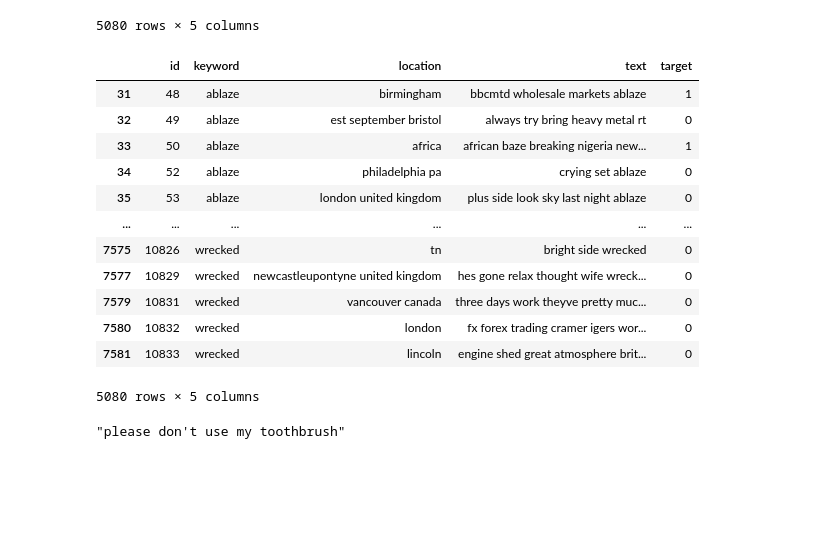
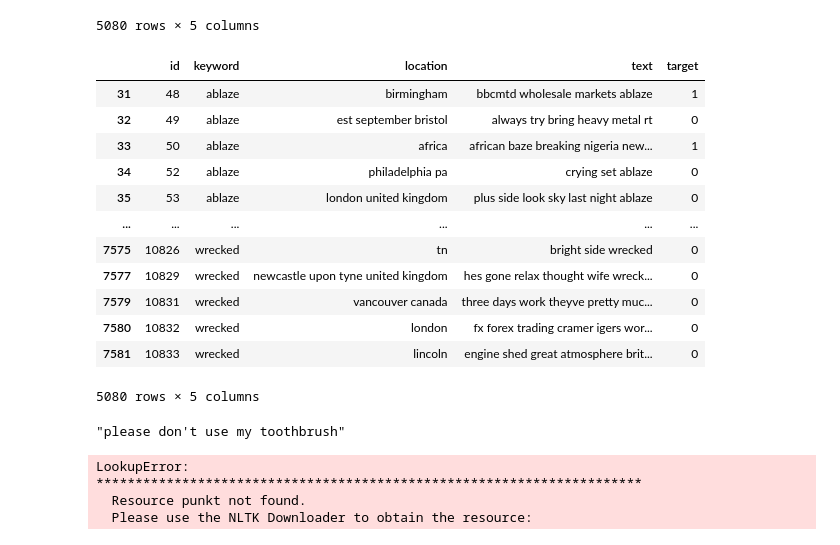
Before and after one commit to TebogoNkomondo/realOrFake, a Jupyter notebook: namesCorrection.ipynb, the cells around one changed output. Saved outputs shown, nothing was run; the diff lists cells and outputs as text; code cells hidden in the pictures; blank space fills up the shorter version.

```diff
--- a/namesCorrection.ipynb
+++ b/namesCorrection.ipynb
@@ -210,6 +208,7 @@ def clean(tweet):
     tweet = re.sub(r"uk", "united kingdom", tweet)
     tweet = re.sub(r"usa", "united states of america", tweet)
     tweet = re.sub(r"ny", "new york", tweet)
+    tweet = re.sub(r"newcastleupontyne", "newcastle upon tyne", tweet)
     tweet = re.sub(r"jimmyfallon", "jimmy fallon", tweet)
     tweet = re.sub(r"justinbieber", "justin bieber", tweet)
     tweet = re.sub(r"time2015", "time 2015", tweet)
@@ -304,34 +303,34 @@ def clean(tweet):
     tweet = re.sub(r"til_now", "until now", tweet)
     tweet = re.sub(r"volcanoinrussia", "volcano in russia", tweet)
     tweet = re.sub(r"zippednews", "Zipped news", tweet)
     tweet = re.sub(r"michelebachman", "michele bachman", tweet)
     tweet = re.sub(r"53inch", "53 inch", tweet)
     tweet = re.sub(r"kerricktrial", "kerrick trial", tweet)
     tweet = re.sub(r"abstorm", "alberta storm", tweet)
     tweet = re.sub(r"beyhive", "beyonce hive", tweet)
     tweet = re.sub(r"rockyfire", "rocky fire", tweet)
     tweet = re.sub(r"listen/buy", "listen or buy", tweet)
     tweet = re.sub(r"artistsunited", "artists united", tweet)
     tweet = re.sub(r"engvsaus", "england vs australia", tweet)
     tweet = re.sub(r"scottwalker", "scott walker", tweet)
     tweet = re.sub(r"africanbaze", "african baze", tweet)
     tweet = re.sub(r"engineshed", "engine shed", tweet)
     tweet = re.sub(r"newsnigeria", "nigeria news", tweet)
     return tweet
 
 data_without_tockenization['text'] = data_without_tockenization['text'].apply(clean)
 data_without_tockenization['location'] = data_without_tockenization['location'].apply(clean)
 data_without_tockenization
 # %% [output]
 |  | id | keyword | location | text | target |
 | 31 | 48 | ablaze | birmingham | bbcmtd wholesale markets ablaze | 1 |
 | 32 | 49 | ablaze | est september bristol | always try bring heavy metal rt | 0 |
 | 33 | 50 | ablaze | africa | african baze breaking nigeria new... | 1 |
 | 34 | 52 | ablaze | philadelphia pa | crying set ablaze | 0 |
 | 35 | 53 | ablaze | london united kingdom | plus side look sky last night ablaze | 0 |
 | ... | ... | ... | ... | ... | ... |
 | 7575 | 10826 | wrecked | tn | bright side wrecked | 0 |
-| 7577 | 10829 | wrecked | newcastleupontyne united kingdom | hes gone relax thought wife wreck... | 0 |
+| 7577 | 10829 | wrecked | newcastle upon tyne united kingdom | hes gone relax thought wife wreck... | 0 |
 | 7579 | 10831 | wrecked | vancouver canada | three days work theyve pretty muc... | 0 |
 | 7580 | 10832 | wrecked | london | fx forex trading cramer igers wor... | 0 |
 | 7581 | 10833 | wrecked | lincoln | engine shed great atmosphere brit... | 0 |
@@ -350,3 +349,30 @@ mispelled = "pleaze don't use my toethbrush"
 spell_check(mispelled)
 # %% [output]
 "please don't use my toothbrush"
+# %%
+# coding: utf-8
+
+import nltk
+from nltk.tag.stanford import StanfordNERTagger
+
+sentence = u"Twenty miles east of Reno, Nev., " \
+    "where packs of wild mustangs roam free through " \
+    "the parched landscape, Tesla Gigafactory 1 " \
+    "sprawls near Interstate 80."
+
+jar = 'stanford-ner/stanford-ner.jar'
+model = 'stanford-ner/english.all.3class.distsim.crf.ser.gz'
+
+# Prepare NER tagger with english model
+ner_tagger = StanfordNERTagger(model, jar, encoding='utf8')
+
+# Tokenize: Split sentence into words
+words = nltk.word_tokenize(sentence)
+
+# Run NER tagger on words
+print(ner_tagger.tag(words))
+# %% [output]
+LookupError:
+**********************************************************************
+  Resource punkt not found.
+  Please use the NLTK Downloader to obtain the resource:
```
Also changed, not shown: parts of 1 cell of this notebook, 3 other files.
